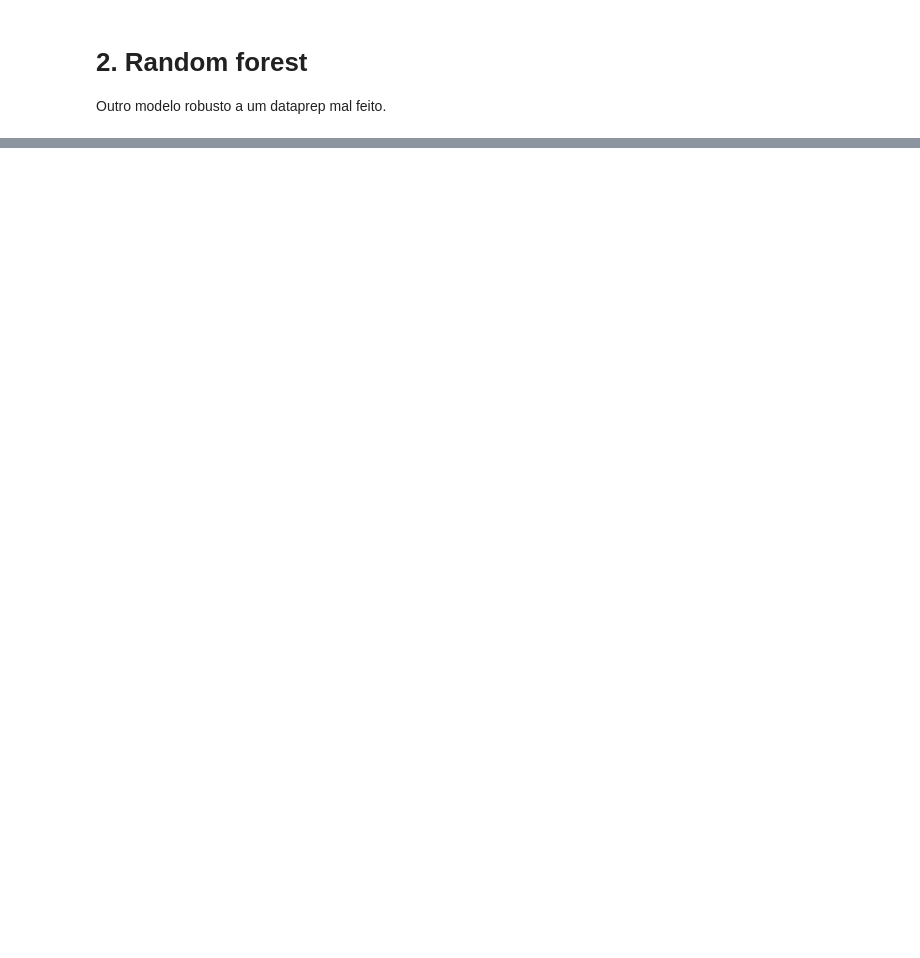
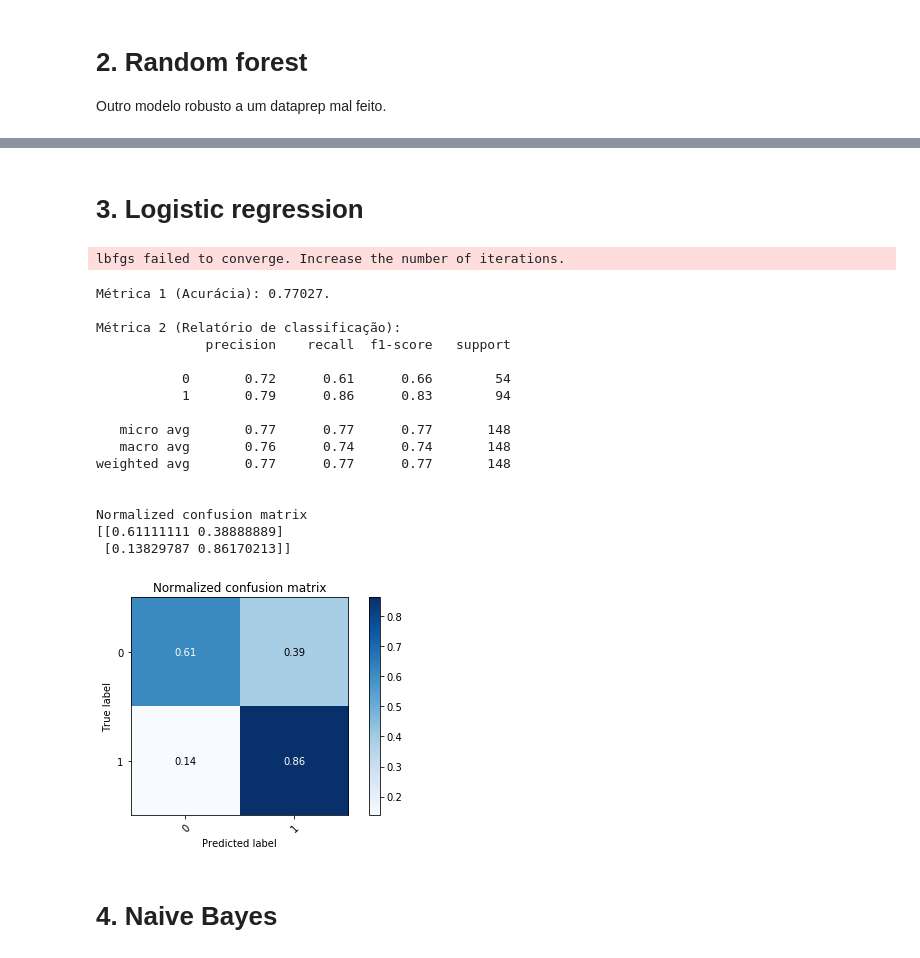
Before and after one commit to guyrux/udemy_ML_AZ, a Jupyter notebook: Teste com dados reais.ipynb, the cells around one changed output, grey strips where cells are left out. Cells and saved outputs as stored; diff of their text form; code cells hidden in the pictures; blank space fills up the shorter version.

```diff
--- a/Teste com dados reais.ipynb
+++ b/Teste com dados reais.ipynb
@@ -194,7 +249,7 @@ Outro modelo robusto a um dataprep mal feito.
 # %%
 from sklearn.ensemble import RandomForestClassifier
 
-classificador = RandomForestClassifier(n_estimators=40, criterion='entropy', random_state=0)
+classificador = RandomForestClassifier(n_estimators=40, criterion='entropy', random_state=0, max_depth=(len(x.columns)**0.5)*2)
 classificador.fit(x_train, y_train)
 
 y_pred = classificador.predict(x_test)
@@ -223,0 +279,36 @@ Normalized confusion matrix
+# %% [markdown]
+# 3. Logistic regression
+# %%
+from sklearn.linear_model import LogisticRegression
+
+classificador = LogisticRegression(solver="lbfgs", max_iter=500)
+classificador.fit(x_train, y_train)
+
+y_pred = classificador.predict(x_test)
+# %% [output]
+lbfgs failed to converge. Increase the number of iterations.
+# %%
+print("Métrica 1 (Acurácia): {:.6}.\n".format(accuracy_score(y_test, y_pred, normalize=True, sample_weight=None)))
+print("Métrica 2 (Relatório de classificação):\n{}\n".format(classification_report(y_test, y_pred)))
+
+plot_confusion_matrix_2(y_test, y_pred, normalize=True);
+# %% [output]
+Métrica 1 (Acurácia): 0.77027.
+
+Métrica 2 (Relatório de classificação):
+              precision    recall  f1-score   support
+
+           0       0.72      0.61      0.66        54
+           1       0.79      0.86      0.83        94
+
+   micro avg       0.77      0.77      0.77       148
+   macro avg       0.76      0.74      0.74       148
+weighted avg       0.77      0.77      0.77       148
+
+
+Normalized confusion matrix
+[[0.61111111 0.38888889]
+ [0.13829787 0.86170213]]
+[figure, added]
+# %% [markdown]
+# 4. Naive Bayes
```
Also changed, not shown: parts of 16 cells of this notebook.
